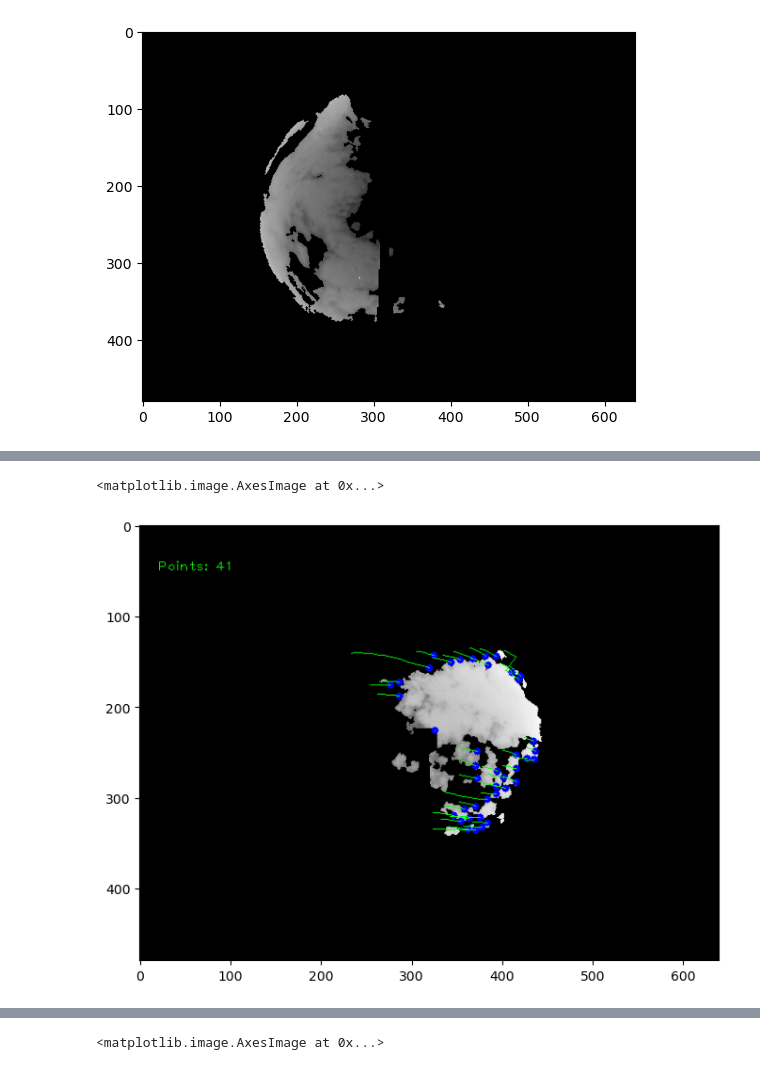
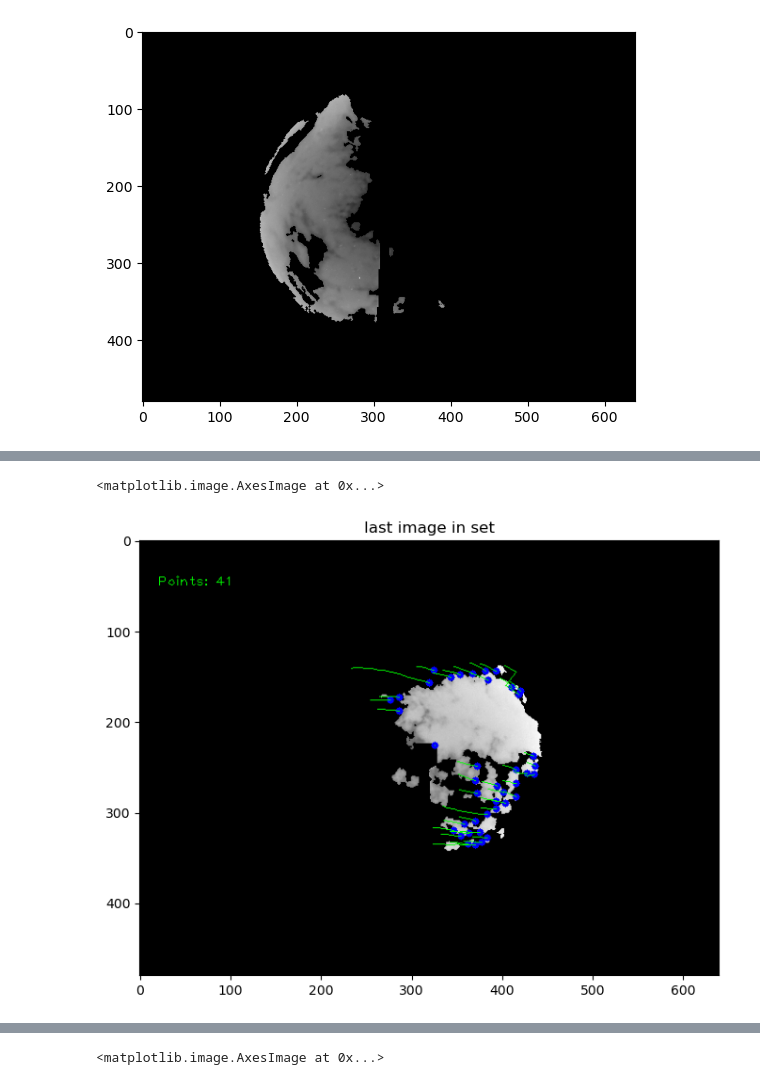
Before and after one commit to rodhervan/SkyImFeatures, a Jupyter notebook: Final_document.ipynb, the cells around one changed output, grey strips where cells are left out. Saved outputs shown, nothing was run; the diff lists cells and outputs as text; code cells hidden in the pictures.

```diff
--- a/Final_document.ipynb
+++ b/Final_document.ipynb
@@ -328,6 +337,7 @@ Optical flow is used to determine the velocity in objects in an image, OpenCV ha
 import os
 import cv2
 
+# Parameter definitos for LK optical flow and border detection
 lk_params = dict(winSize=(15, 15),
                   maxLevel=2,
                   criteria=(cv2.TERM_CRITERIA_EPS | cv2.TERM_CRITERIA_COUNT, 10, 0.03))
@@ -343,12 +353,11 @@ trajectories = []
 frame_idx = 0
 
 # Specify the path to the folder containing images
-# image_folder = 'strip'
 image_folder = '20230807'
-
 
 # Get the list of image files in the folder
 image_files = sorted([f for f in os.listdir(image_folder) if f.endswith(('.jpg', '.png', '.jpeg', '.jp2'))])
+# Read and preprocess the first image
 first_im = os.path.join(image_folder, image_files[0])
 mask_1, prev_gray = segmentation(first_im)
 
@@ -357,10 +366,13 @@ for image_file in image_files[70:90]:
     # Construct the full path to the image
     image_path = os.path.join(image_folder, image_file)
 
-    # Read the image
+    # Read and preprocess the image
     mask_1, frame = segmentation(image_path)
+    # # If the images are already segmented use the command below
+    # frame = cv2.imread(image_path)
 
-    # frame = cv2.imread(image_path)
+
+    # Image gets transformed to single channel gray
     frame_gray = cv2.cvtColor(frame, cv2.COLOR_BGR2GRAY)
     lk_img = frame.copy()
 
@@ -397,31 +409,32 @@ for image_file in image_files[70:90]:
         mask = np.zeros_like(frame_gray)
         mask[:] = 255
 
         # Lastest point in latest trajectory
         for x, y in [np.int32(trajectory[-1]) for trajectory in trajectories]:
             cv2.circle(mask, (x, y), 5, 0, -1)
 
         # Detect the good features to track
         p = cv2.goodFeaturesToTrack(frame_gray, mask=mask, **feature_params)
         if p is not None:
             # If good features can be tracked - add that to the trajectories
             for x, y in np.float32(p).reshape(-1, 2):
                 trajectories.append([(x, y)])
 
     frame_idx += 1
     prev_gray = frame_gray
 
     # Show Results
     cv2.imshow('Optical Flow', lk_img)
     # cv2.imshow('Mask', mask)
 
     if cv2.waitKey(10) & 0xFF == ord('q'):
         break
 
 cv2.destroyAllWindows()
 
 plt.figure(figsize=(10,6))
+plt.title('Last image in set')
 plt.imshow(lk_img)
 # %% [output]
 <matplotlib.image.AxesImage at 0x...>
-[figure, old version]
+[figure, new version]
```
Also changed, not shown: parts of 5 cells of this notebook.
